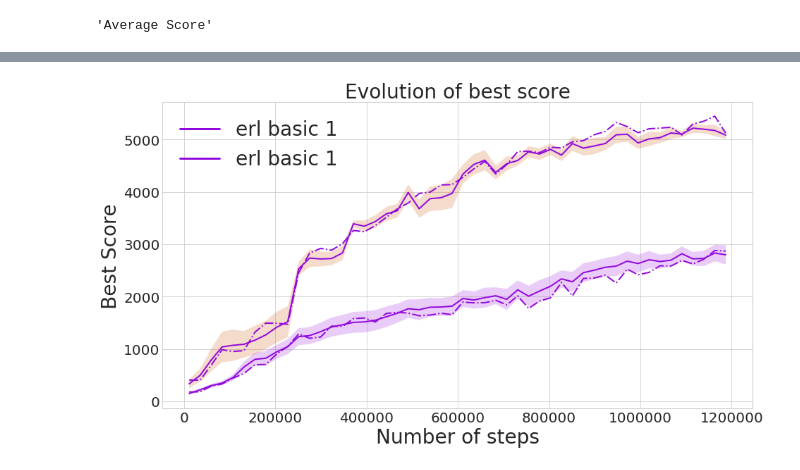
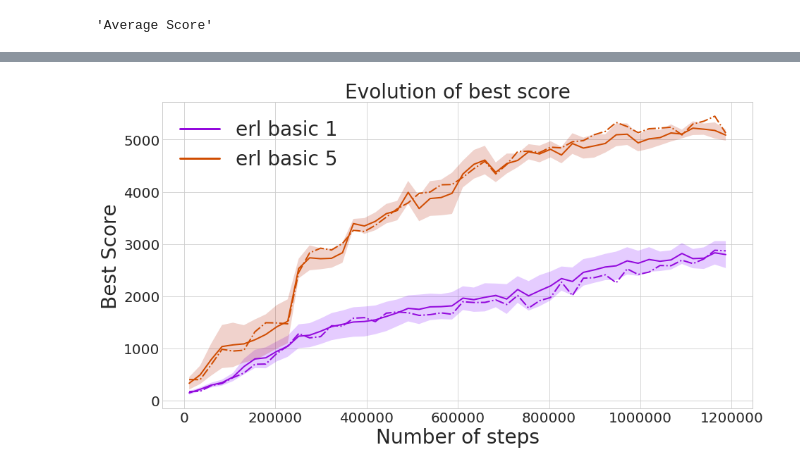
Before and after one commit to apourchot/CEM-RL, a Jupyter notebook: results/analysis.ipynb, the cells around one changed output, grey strips where cells are left out. Cells and saved outputs as stored; diff of their text form; code cells hidden in the pictures.

```diff
--- a/results/analysis.ipynb
+++ b/results/analysis.ipynb
@@ -49,8 +49,6 @@ def plot_results(dir_name_list, label_list, title=None, n_exp=5, fontsize=28, ti
 
 
     n = len(key_list)
-    cpt=0
-    sns.set_palette("gnuplot", len(dir_name_list))
 
     """
     Display the graph of the corresponding measure
@@ -66,10 +64,10 @@ def plot_results(dir_name_list, label_list, title=None, n_exp=5, fontsize=28, ti
     plt.yscale(yscale)
     plt.xscale(xscale)
 
+    sns.set_palette("gnuplot", len(dir_name_list))
+
     cpt_ = 0
     for dir_name in dir_name_list:
-
-        sns.set_palette("gnuplot", 2)
 
         absc = np.array(stats[dir_name]["total_steps"])
         score = np.array(stats[dir_name]["best_score"])
@@ -90,9 +88,11 @@ def plot_results(dir_name_list, label_list, title=None, n_exp=5, fontsize=28, ti
         median = [np.median(x) for x in zip(*interpolated)]
         std = [np.std(x) for x in zip(*interpolated)]
 
-        plt.plot(x_points, mean, label=label_list[0], linewidth=2.0, color=sns.color_palette()[0])
+        plt.plot(x_points, mean, label=label_list[cpt_], linewidth=2.0, color=sns.color_palette()[cpt_])
         plt.fill_between(x_points, mean-std/np.sqrt(n_exp), mean+std/np.sqrt(n_exp), alpha=0.2)
-        plt.plot(x_points, median, linestyle='-.', linewidth=2.0, color=sns.color_palette()[0])
+        plt.plot(x_points, median, linestyle='-.', linewidth=2.0, color=sns.color_palette()[cpt_])
+
+        cpt_ += 1
 
     legend = plt.legend(fontsize=fontsize)
     for legobj in legend.legendHandles:
@@ -104,10 +124,10 @@ def plot_results(dir_name_list, label_list, title=None, n_exp=5, fontsize=28, ti
 # %%
 dir_name_list = [
         "hc_exp_0/",
-        "hc_exp_1/"
+    "hc_exp_1/",
 ]
 
 label_list = ["erl basic 1", "erl basic 5"]
-plot_results(dir_name_list, label_list, n_exp=10, yscale="linear", title="Evolution of best score")
+plot_results(dir_name_list, label_list, n_exp=5, yscale="linear", title="Evolution of best score")
 # %% [output]
-[figure, old version]
+[figure, new version]
```
Also changed, not shown: parts of 2 cells of this notebook, 24 other files.
